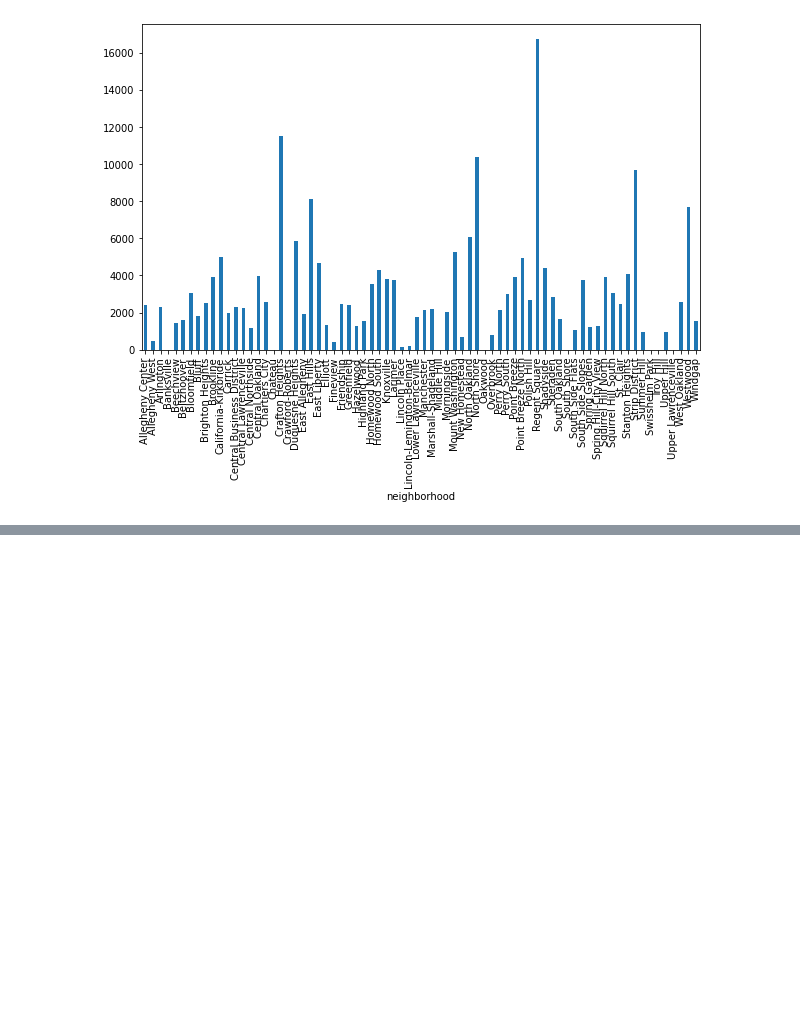
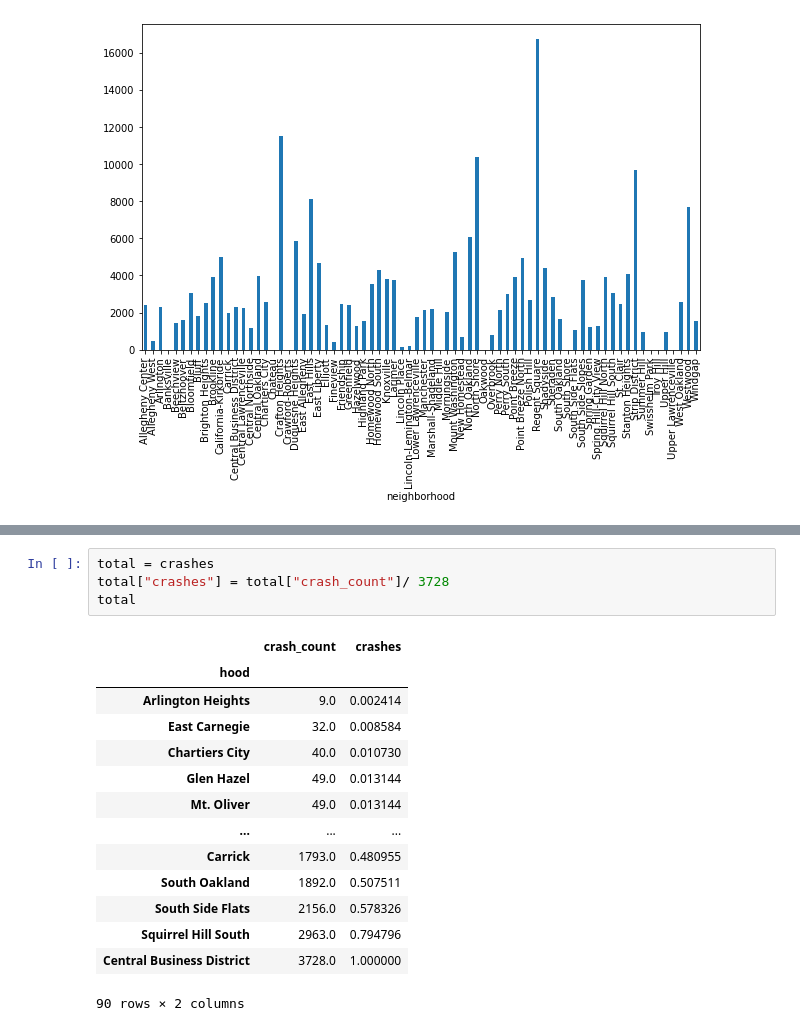
Before and after one commit to d3tk/CMPINF0010-FINAL-PROJECT, a Jupyter notebook: traffic.ipynb, the cells around one changed output, grey strips where cells are left out. Cells and saved outputs as stored; diff of their text form; blank space fills up the shorter version.

```diff
--- a/traffic.ipynb
+++ b/traffic.ipynb
@@ -156,0 +173,19 @@ traffic["average_daily_traffic"].plot(figsize=(13,6), kind = "bar" )
+# %%
+total = crashes
+total["crashes"] = total["crash_count"]/ 3728
+total
+# %% [output]
+|  | crash_count | crashes |
+| hood |  |  |
+| Arlington Heights | 9.0 | 0.002414 |
+| East Carnegie | 32.0 | 0.008584 |
+| Chartiers City | 40.0 | 0.010730 |
+| Glen Hazel | 49.0 | 0.013144 |
+| Mt. Oliver | 49.0 | 0.013144 |
+| ... | ... | ... |
+| Carrick | 1793.0 | 0.480955 |
+| South Oakland | 1892.0 | 0.507511 |
+| South Side Flats | 2156.0 | 0.578326 |
+| Squirrel Hill South | 2963.0 | 0.794796 |
+| Central Business District | 3728.0 | 1.000000 |
+90 rows × 2 columns
```
Also changed, not shown: parts of 4 cells of this notebook.
